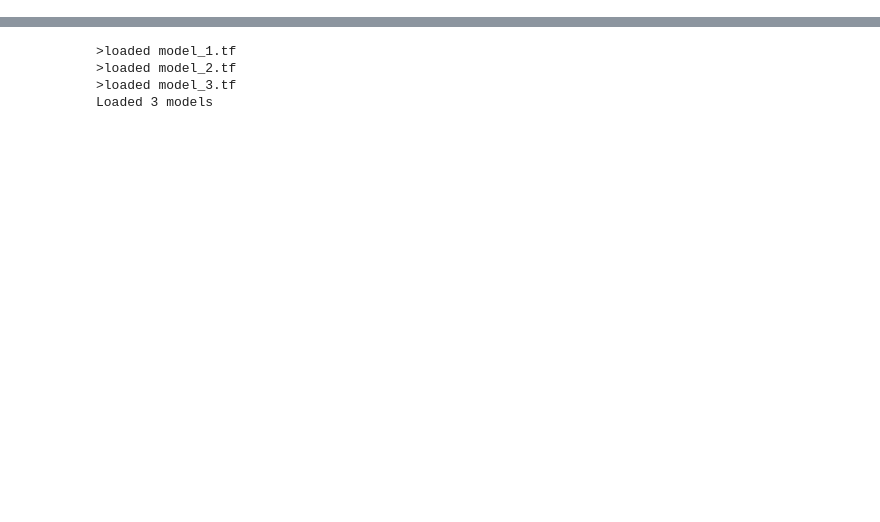
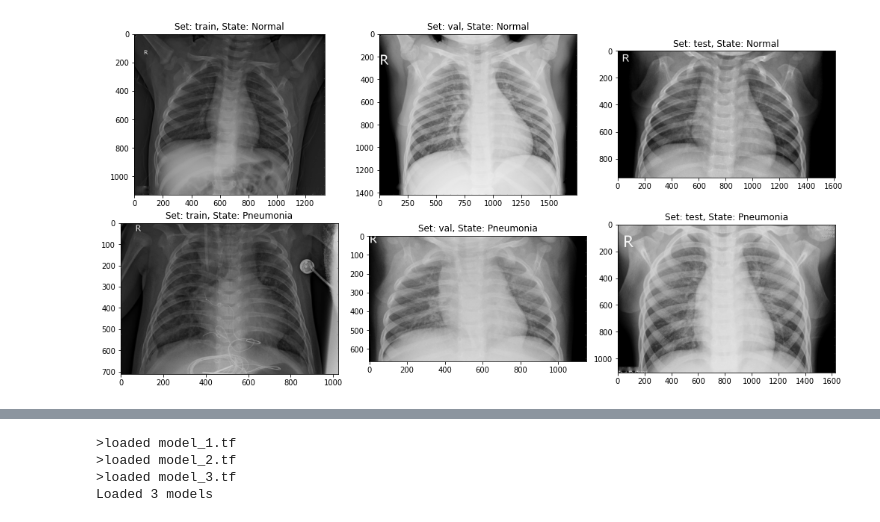
Before and after one commit to justyna3773/ensemble_X-Ray, a Jupyter notebook: sisi-ensemble.ipynb, the cells around one changed output, grey strips where cells are left out. Cells and saved outputs as stored; diff of their text form; code cells hidden in the pictures; blank space fills up the shorter version.

```diff
--- a/sisi-ensemble.ipynb
+++ b/sisi-ensemble.ipynb
@@ -20,6 +20,23 @@ import seaborn as sns
 seed = 232
 np.random.seed(seed)
 tf.random.set_seed(seed)
+input_path = '../input/chest-xray-pneumonia//chest_xray/chest_xray/'
+# %%
+#plotting exemplary images from dataset
+
+fig, ax = plt.subplots(2, 3, figsize=(14, 7))
+ax = ax.ravel()
+plt.tight_layout()
+
+for i, _type in enumerate(['train', 'val', 'test']):
+
+    set_path = input_path+_type
+    ax[i].imshow(plt.imread(set_path+'/NORMAL/'+os.listdir(set_path+'/NORMAL')[0]), cmap='gray')
+    ax[i].set_title('Set: {}, State: Normal'.format(_type))
+    ax[i+3].imshow(plt.imread(set_path+'/PNEUMONIA/'+os.listdir(set_path+'/PNEUMONIA')[0]), cmap='gray')
+    ax[i+3].set_title('Set: {}, State: Pneumonia'.format(_type))
+# %% [output]
+[figure, added]
 # %%
 img_size = 150
 labels = ["NORMAL","PNEUMONIA"]
```
Also changed, not shown: parts of 30 cells of this notebook.
